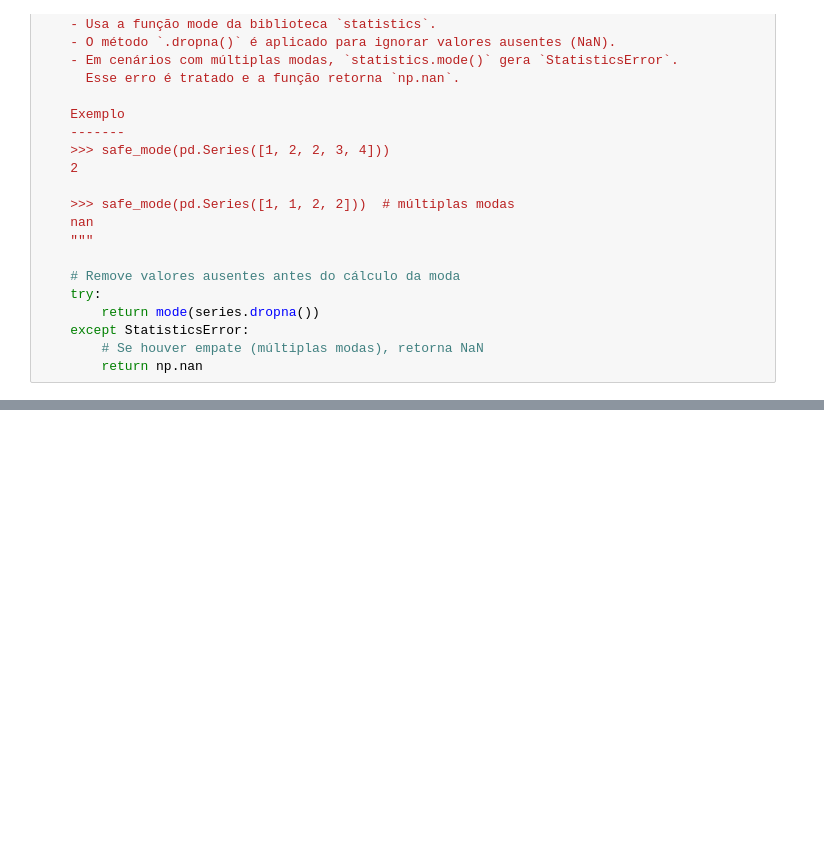
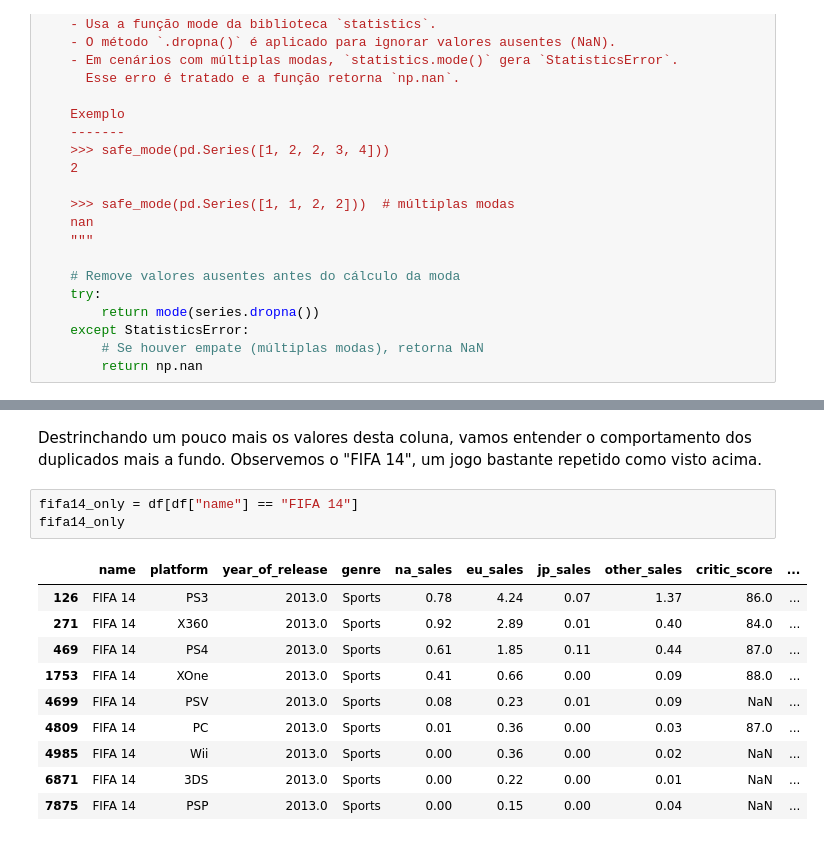
Before and after one commit to JLMB2015/games-analysis, a Jupyter notebook: project.ipynb, the cells around one changed output, grey strips where cells are left out. Drawn from its saved outputs; the diff is of its cells as text; blank space fills up the shorter version.

```diff
--- a/project.ipynb
+++ b/project.ipynb
@@ -226,0 +362,16 @@ df.head()
+# %% [markdown]
+Destrinchando um pouco mais os valores desta coluna, vamos entender o comportamento dos duplicados mais a fundo. Observemos o "FIFA 14", um jogo bastante repetido como visto acima.
+# %%
+fifa14_only = df[df["name"] == "FIFA 14"]
+fifa14_only
+# %% [output]
+|  | name | platform | year_of_release | genre | na_sales | eu_sales | jp_sales | other_sales | critic_score | ... |
+| 126 | FIFA 14 | PS3 | 2013.0 | Sports | 0.78 | 4.24 | 0.07 | 1.37 | 86.0 | ... |
+| 271 | FIFA 14 | X360 | 2013.0 | Sports | 0.92 | 2.89 | 0.01 | 0.40 | 84.0 | ... |
+| 469 | FIFA 14 | PS4 | 2013.0 | Sports | 0.61 | 1.85 | 0.11 | 0.44 | 87.0 | ... |
+| 1753 | FIFA 14 | XOne | 2013.0 | Sports | 0.41 | 0.66 | 0.00 | 0.09 | 88.0 | ... |
+| 4699 | FIFA 14 | PSV | 2013.0 | Sports | 0.08 | 0.23 | 0.01 | 0.09 | NaN | ... |
+| 4809 | FIFA 14 | PC | 2013.0 | Sports | 0.01 | 0.36 | 0.00 | 0.03 | 87.0 | ... |
+| 4985 | FIFA 14 | Wii | 2013.0 | Sports | 0.00 | 0.36 | 0.00 | 0.02 | NaN | ... |
+| 6871 | FIFA 14 | 3DS | 2013.0 | Sports | 0.00 | 0.22 | 0.00 | 0.01 | NaN | ... |
+| 7875 | FIFA 14 | PSP | 2013.0 | Sports | 0.00 | 0.15 | 0.00 | 0.04 | NaN | ... |
```
Also changed, not shown: parts of 36 cells of this notebook.
